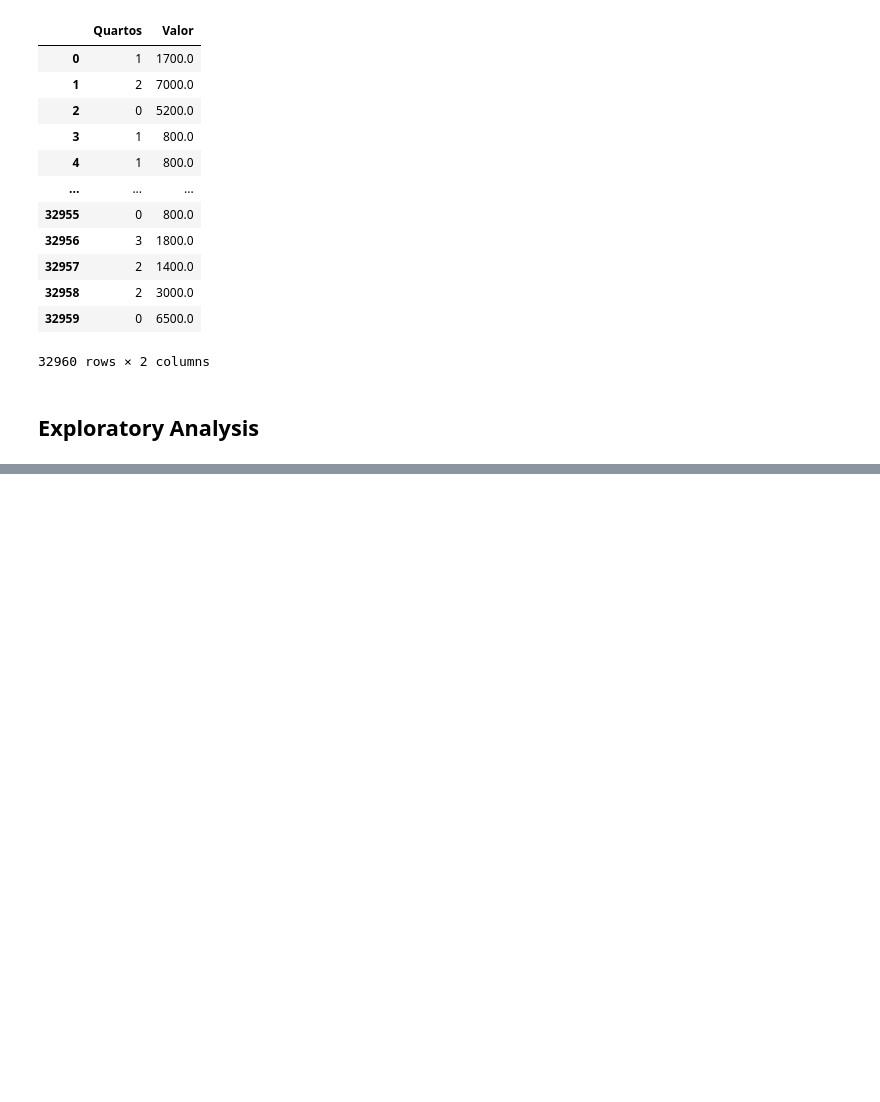
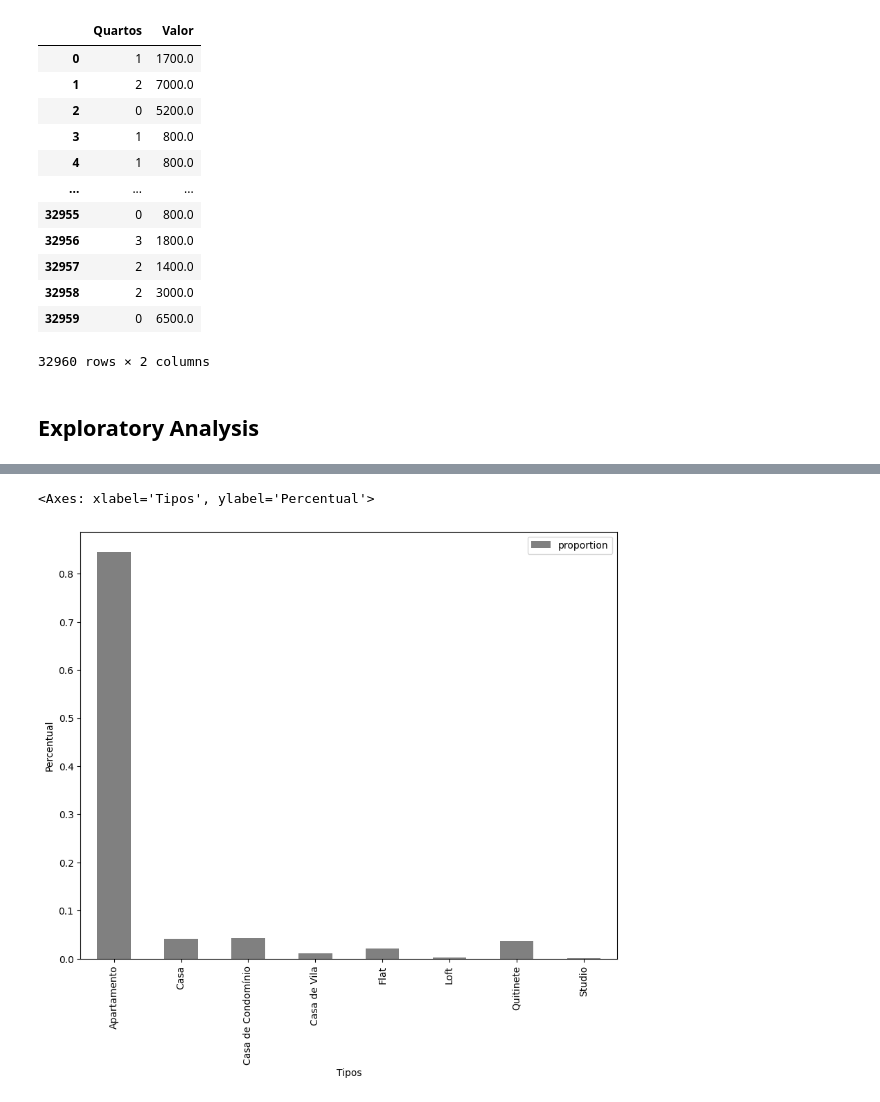
Before and after one commit to IngridDayaneFerreira/Projetos_PythonDataScience_Alura, a Jupyter notebook: Pandas/a.ipynb, the cells around one changed output, grey strips where cells are left out. Cells and saved outputs as stored; diff of their text form; code cells hidden in the pictures; blank space fills up the shorter version.

```diff
--- a/Pandas/a.ipynb
+++ b/Pandas/a.ipynb
@@ -150,0 +322,7 @@ df[['Quartos','Valor']]
+# %%
+df_percent_tipo = df_im_res.Tipo.value_counts(normalize=True).to_frame().sort_values('Tipo')
+
+df_percent_tipo.plot(kind='bar',figsize=(10,8),color='grey',xlabel='Tipos',ylabel='Percentual')
+# %% [output]
+<Axes: xlabel='Tipos', ylabel='Percentual'>
+[figure, added]
```
Also changed, not shown: parts of 21 cells of this notebook.
